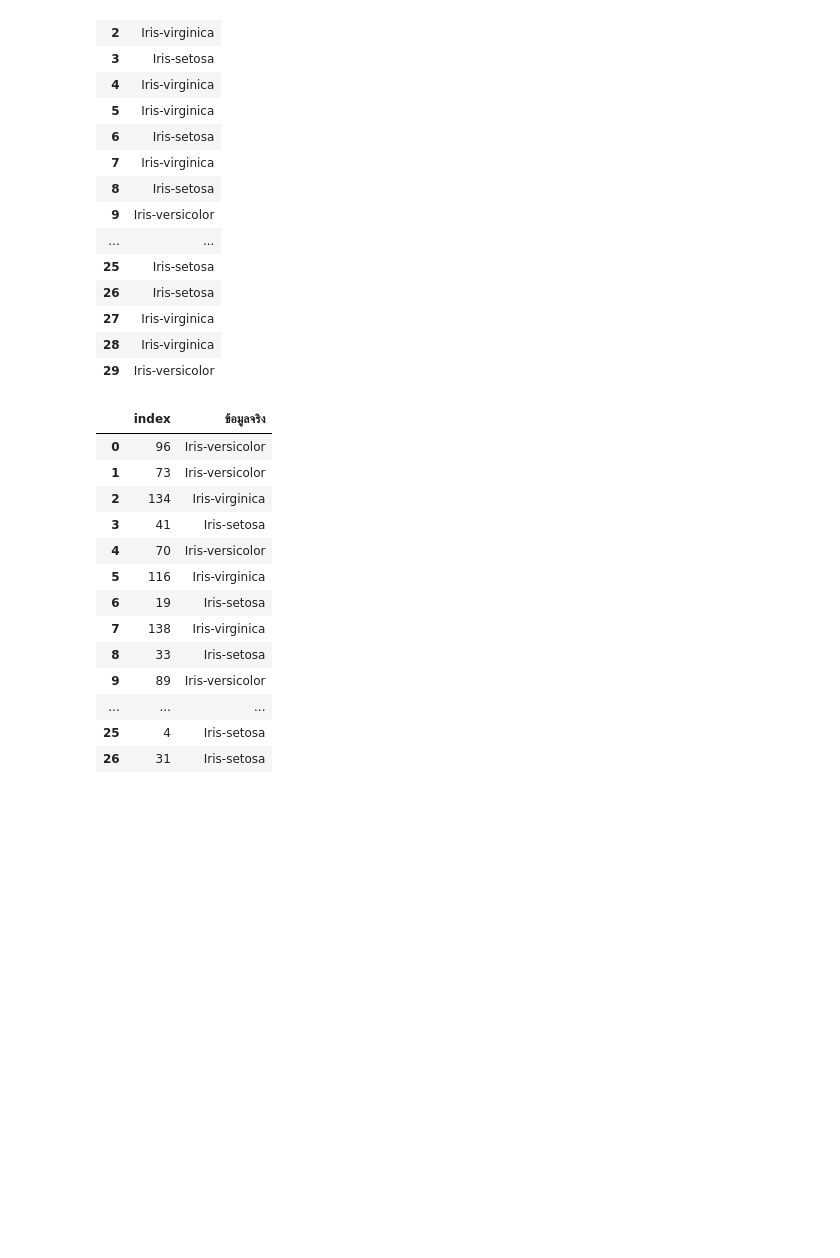
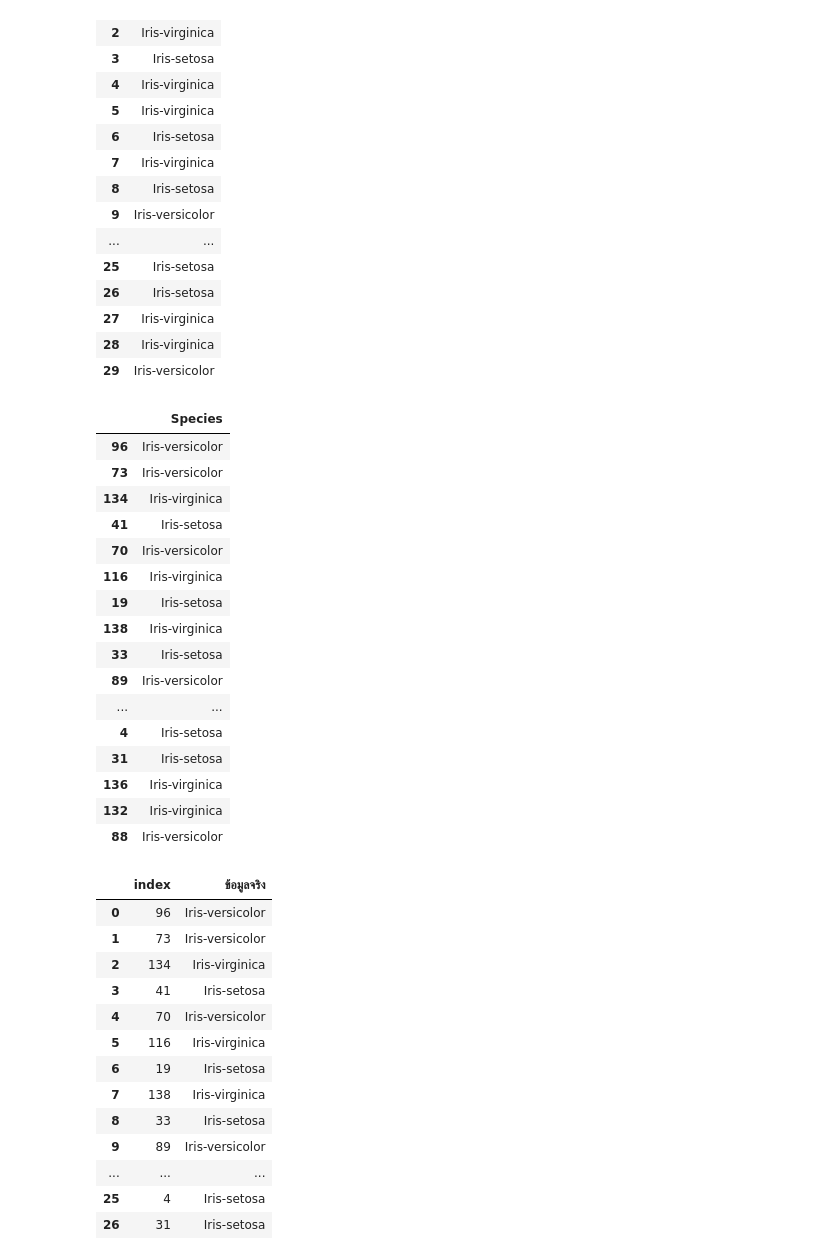
Before and after one commit to Thitphavanh/Python-Artificial-intelligence-Machine-Learning-Deep-Learning, a Jupyter notebook: MulticlassClassification/MultiClassLogistic.ipynb, the cells around one changed output. Drawn from its saved outputs; the diff is of its cells as text; code cells hidden in the pictures; blank space fills up the shorter version.

```diff
--- a/MulticlassClassification/MultiClassLogistic.ipynb
+++ b/MulticlassClassification/MultiClassLogistic.ipynb
@@ -182,6 +181,26 @@ data
 | 27 | Iris-virginica |
 | 28 | Iris-virginica |
 | 29 | Iris-versicolor |
+# %%
+y_test
+# %% [output]
+|  | Species |
+| 96 | Iris-versicolor |
+| 73 | Iris-versicolor |
+| 134 | Iris-virginica |
+| 41 | Iris-setosa |
+| 70 | Iris-versicolor |
+| 116 | Iris-virginica |
+| 19 | Iris-setosa |
+| 138 | Iris-virginica |
+| 33 | Iris-setosa |
+| 89 | Iris-versicolor |
+| ... | ... |
+| 4 | Iris-setosa |
+| 31 | Iris-setosa |
+| 136 | Iris-virginica |
+| 132 | Iris-virginica |
+| 88 | Iris-versicolor |
 # %%
 #เปรียบเทียบกับข้อมูลจริงว่าพยากรณ์ถูกต้องไหม
 actual = y_test.reset_index()
```
Also changed, not shown: parts of 3 cells of this notebook.
